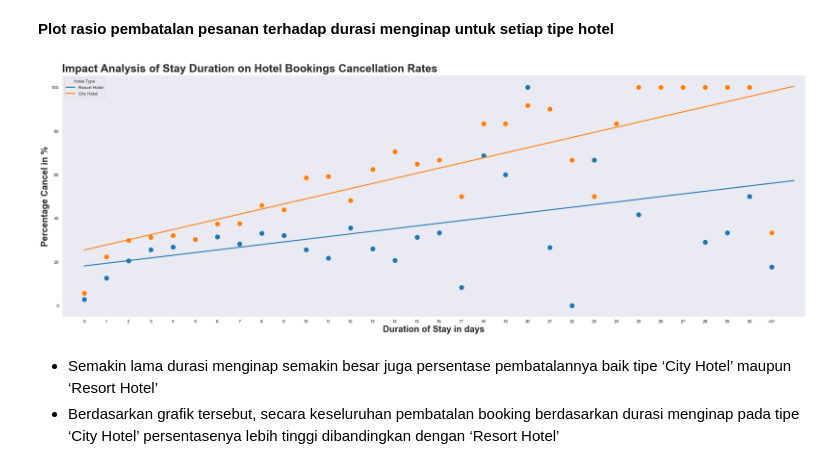
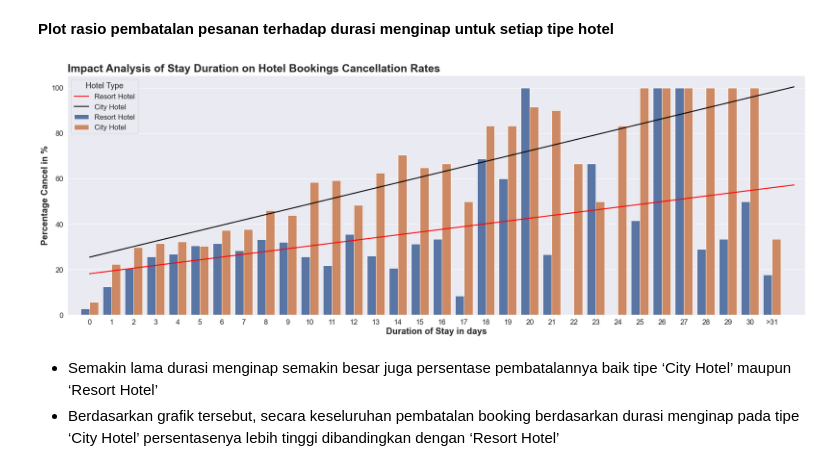
Before and after one commit to friskays/Investigate-Hotel-Business-using-Data-Visualization, a Jupyter notebook: Investigate_Hotel_Business_using_Data_Visualization.ipynb, the cells around one changed output. Saved outputs shown, nothing was run; the diff lists cells and outputs as text; code cells hidden in the pictures.

```diff
--- a/Investigate_Hotel_Business_using_Data_Visualization.ipynb
+++ b/Investigate_Hotel_Business_using_Data_Visualization.ipynb
@@ -541,7 +541,7 @@ df_pivot.tail(10)
 df_pivot['city_no'].fillna(value = 0, inplace = True)
 df_pivot['resort_no'].fillna(value = 0, inplace = True)
 df_pivot['resort_yes'].fillna(value = 0, inplace = True)
-df_pivot['percentage_cancel_ch'] = df_pivot['city_yes']/(df_pivot['city_no']+df_pivot['city_yes'])*100
-df_pivot['percentage_cancel_rh'] = df_pivot['resort_yes']/(df_pivot['resort_no']+df_pivot['resort_yes'])*100
+df_pivot['City Hotel'] = df_pivot['city_yes']/(df_pivot['city_no']+df_pivot['city_yes'])*100 #Percentage cancel city hotel
+df_pivot['Resort Hotel'] = df_pivot['resort_yes']/(df_pivot['resort_no']+df_pivot['resort_yes'])*100 #Percentage cancel resort hotel
 df_pivot.head()
 # %% [output]
@@ -553,0 +554,4 @@ df_pivot.head()
+# %%
+df_pivot_new = df_pivot[['dos','dos_new','Resort Hotel','City Hotel']]
+df_pivot_new = pd.melt(df_pivot_new, id_vars=['dos','dos_new'], var_name="hotel", value_name="cancel rate")
+df_pivot_new.head()
@@ -555,18 +566,17 @@ df_pivot.head()
 **Plot rasio pembatalan pesanan terhadap durasi menginap untuk setiap tipe hotel**
 # %%
 fig, ax = plt.subplots(1, 1, figsize=(30, 10))
-sns.regplot(x=df_pivot['dos'], y=df_pivot['percentage_cancel_rh'],ci=None,scatter= False,label='Resort Hotel')
-sns.scatterplot(x=df_pivot['dos_new'], y=df_pivot['percentage_cancel_rh'],s=150)
-sns.regplot(x=df_pivot['dos'], y=df_pivot['percentage_cancel_ch'],ci=None,scatter= False,label='City Hotel')
-sns.scatterplot(x=df_pivot['dos_new'], y=df_pivot['percentage_cancel_ch'],s=150)
+sns.barplot(x='dos_new', y='cancel rate', hue='hotel', data=df_pivot_new)
+sns.regplot(x=df_pivot['dos'], y=df_pivot['Resort Hotel'],ci=None,scatter= False,label='Resort Hotel',color='red')
+sns.regplot(x=df_pivot['dos'], y=df_pivot['City Hotel'],ci=None,scatter= False,label='City Hotel',color='black')
 plt.text(x=-1,y=107,s="Impact Analysis of Stay Duration on Hotel Bookings Cancellation Rates",fontsize=25,weight='bold')
 plt.xlabel("Duration of Stay in days", fontsize = 20, weight='bold')
 plt.ylabel("Percentage Cancel in %", fontsize = 20, weight='bold')
 plt.legend(title='Hotel Type')
 plt.xlim(-1,32.5)
 plt.show()
 # %% [output]
-[figure, old version]
+[figure, new version]
 # %% [markdown]
 - Semakin lama durasi menginap semakin besar juga persentase pembatalannya baik tipe ‘City Hotel’ maupun ‘Resort Hotel’
 - Berdasarkan grafik tersebut, secara keseluruhan pembatalan booking berdasarkan durasi menginap pada tipe ‘City Hotel’ persentasenya lebih tinggi dibandingkan dengan ‘Resort Hotel’
```
Also changed, not shown: parts of 19 cells of this notebook.
